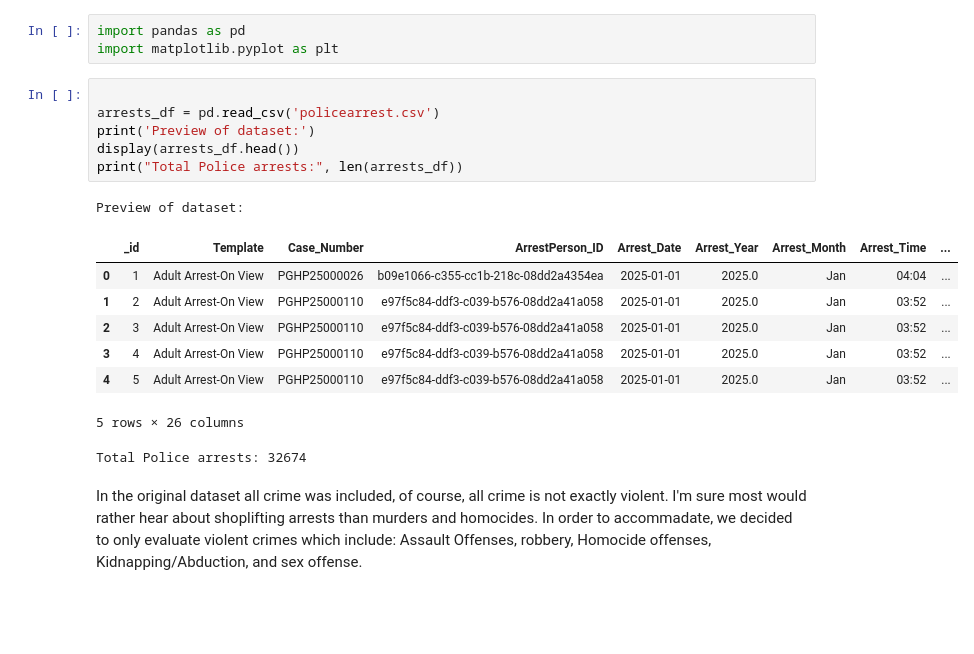
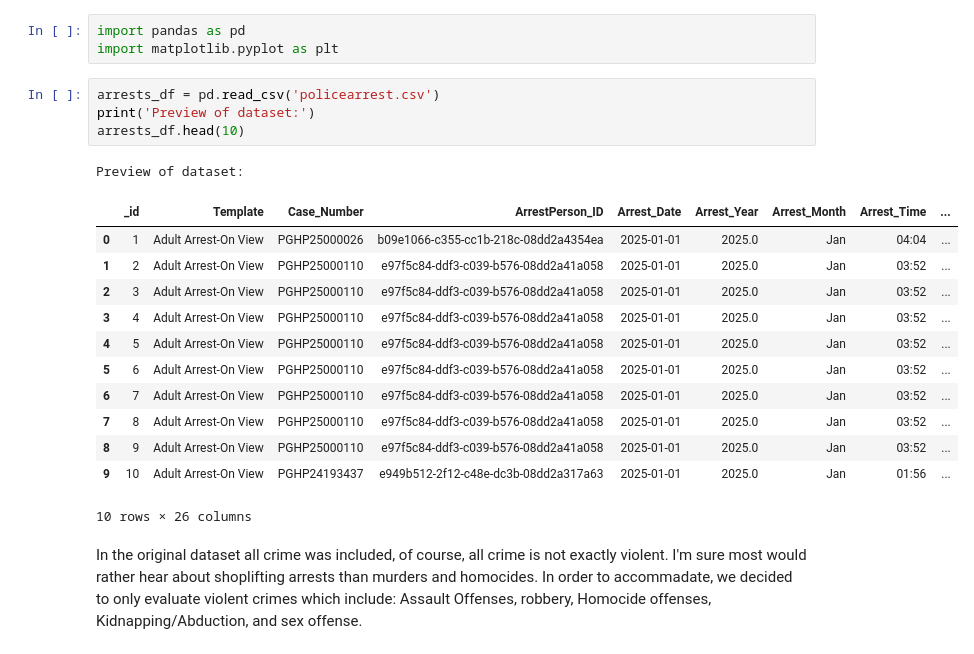
Before and after one commit to ELS522/pitt-best-neighborhood, a Jupyter notebook: final notebooks/Policearrestsjoint.ipynb, the cells around one changed output. Drawn from its saved outputs; the diff is of its cells as text; blank space fills up the shorter version.

```diff
--- a/final notebooks/Policearrestsjoint.ipynb
+++ b/final notebooks/Policearrestsjoint.ipynb
@@ -4,21 +4,23 @@
 import pandas as pd
 import matplotlib.pyplot as plt
 # %%
-
 arrests_df = pd.read_csv('policearrest.csv')
 print('Preview of dataset:')
-display(arrests_df.head())
-print("Total Police arrests:", len(arrests_df))
+arrests_df.head(10)
 # %% [output]
 Preview of dataset:
 |  | _id | Template | Case_Number | ArrestPerson_ID | Arrest_Date | Arrest_Year | Arrest_Month | Arrest_Time | ... |
 | 0 | 1 | Adult Arrest-On View | PGHP25000026 | b09e1066-c355-cc1b-218c-08dd2a4354ea | 2025-01-01 | 2025.0 | Jan | 04:04 | ... |
 | 1 | 2 | Adult Arrest-On View | PGHP25000110 | e97f5c84-ddf3-c039-b576-08dd2a41a058 | 2025-01-01 | 2025.0 | Jan | 03:52 | ... |
 | 2 | 3 | Adult Arrest-On View | PGHP25000110 | e97f5c84-ddf3-c039-b576-08dd2a41a058 | 2025-01-01 | 2025.0 | Jan | 03:52 | ... |
 | 3 | 4 | Adult Arrest-On View | PGHP25000110 | e97f5c84-ddf3-c039-b576-08dd2a41a058 | 2025-01-01 | 2025.0 | Jan | 03:52 | ... |
 | 4 | 5 | Adult Arrest-On View | PGHP25000110 | e97f5c84-ddf3-c039-b576-08dd2a41a058 | 2025-01-01 | 2025.0 | Jan | 03:52 | ... |
+| 5 | 6 | Adult Arrest-On View | PGHP25000110 | e97f5c84-ddf3-c039-b576-08dd2a41a058 | 2025-01-01 | 2025.0 | Jan | 03:52 | ... |
+| 6 | 7 | Adult Arrest-On View | PGHP25000110 | e97f5c84-ddf3-c039-b576-08dd2a41a058 | 2025-01-01 | 2025.0 | Jan | 03:52 | ... |
+| 7 | 8 | Adult Arrest-On View | PGHP25000110 | e97f5c84-ddf3-c039-b576-08dd2a41a058 | 2025-01-01 | 2025.0 | Jan | 03:52 | ... |
+| 8 | 9 | Adult Arrest-On View | PGHP25000110 | e97f5c84-ddf3-c039-b576-08dd2a41a058 | 2025-01-01 | 2025.0 | Jan | 03:52 | ... |
+| 9 | 10 | Adult Arrest-On View | PGHP24193437 | e949b512-2f12-c48e-dc3b-08dd2a317a63 | 2025-01-01 | 2025.0 | Jan | 01:56 | ... |
-5 rows × 26 columns
+10 rows × 26 columns
-Total Police arrests: 32674
 # %% [markdown]
 In the original dataset all crime was included, of course, all crime is not exactly violent.
 I'm sure most would rather hear about shoplifting arrests than murders and homocides.
```
Also changed, not shown: parts of 1 cell of this notebook, 2 other files.
